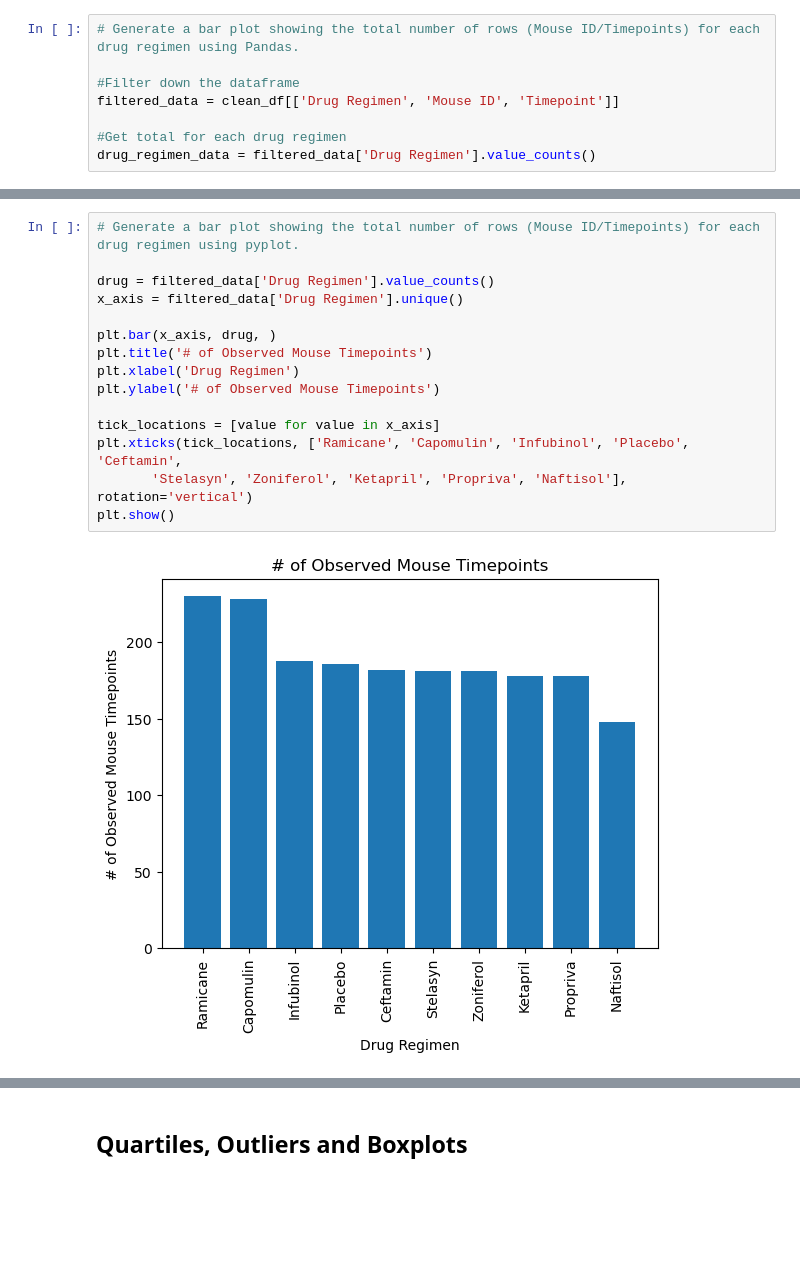
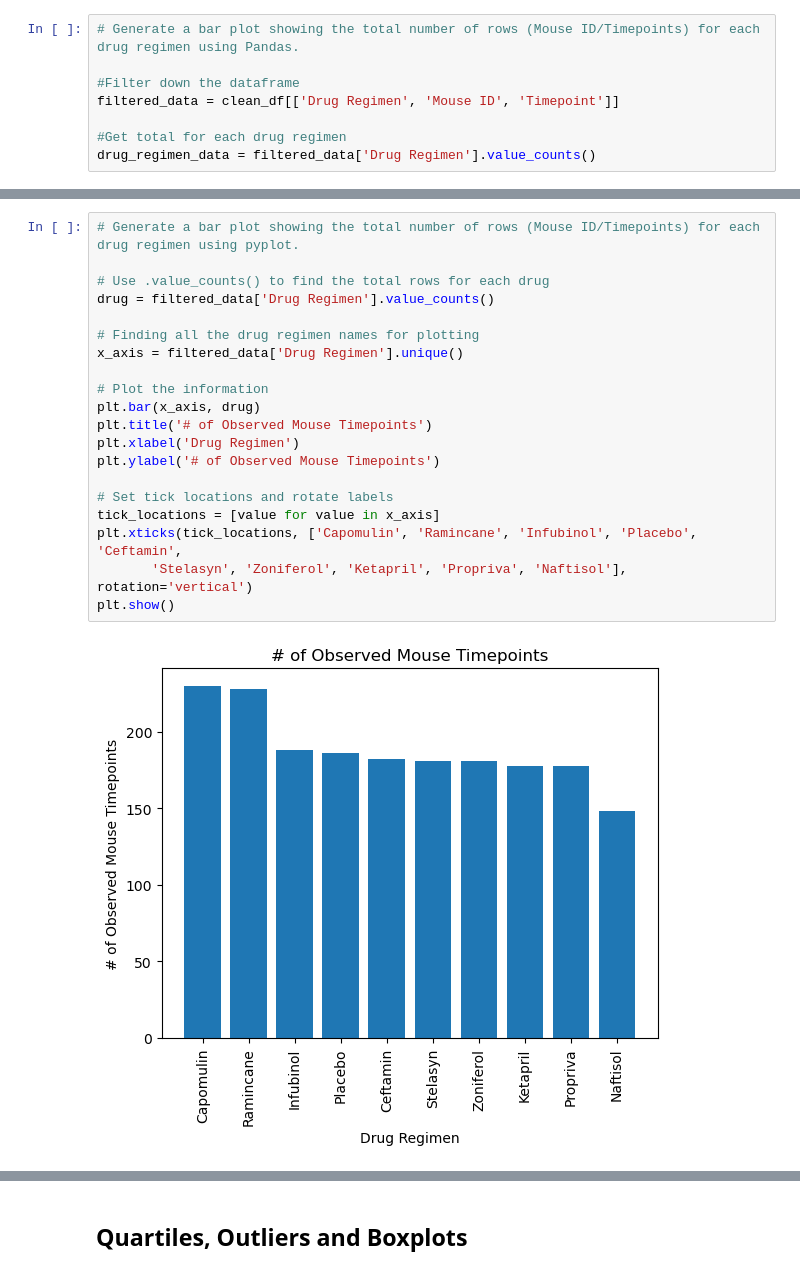
Before and after one commit to heatherrichardson300/Module-5-Challenge, a Jupyter notebook: Pymaceuticals/main.ipynb, the cells around one changed output, grey strips where cells are left out. Cells and saved outputs as stored; diff of their text form; blank space fills up the shorter version.

```diff
--- a/Pymaceuticals/main.ipynb
+++ b/Pymaceuticals/main.ipynb
@@ -192,20 +189,25 @@ figure1 = drug_regimen_data.plot(kind='bar', figsize=(7,5),
 # %%
 # Generate a bar plot showing the total number of rows (Mouse ID/Timepoints) for each drug regimen using pyplot.
 
+# Use .value_counts() to find the total rows for each drug
 drug = filtered_data['Drug Regimen'].value_counts()
+
+# Finding all the drug regimen names for plotting
 x_axis = filtered_data['Drug Regimen'].unique()
 
-plt.bar(x_axis, drug, )
+# Plot the information
+plt.bar(x_axis, drug)
 plt.title('# of Observed Mouse Timepoints')
 plt.xlabel('Drug Regimen')
 plt.ylabel('# of Observed Mouse Timepoints')
 
+# Set tick locations and rotate labels
 tick_locations = [value for value in x_axis]
-plt.xticks(tick_locations, ['Ramicane', 'Capomulin', 'Infubinol', 'Placebo', 'Ceftamin',
+plt.xticks(tick_locations, ['Capomulin', 'Ramincane', 'Infubinol', 'Placebo', 'Ceftamin',
        'Stelasyn', 'Zoniferol', 'Ketapril', 'Propriva', 'Naftisol'], rotation='vertical')
 plt.show()
 # %% [output]
-[figure, old version]
+[figure, new version]
 # %%
 # Generate a pie chart, using Pandas, showing the distribution of unique female versus male mice used in the study
 
```
Also changed, not shown: parts of 23 cells of this notebook.
